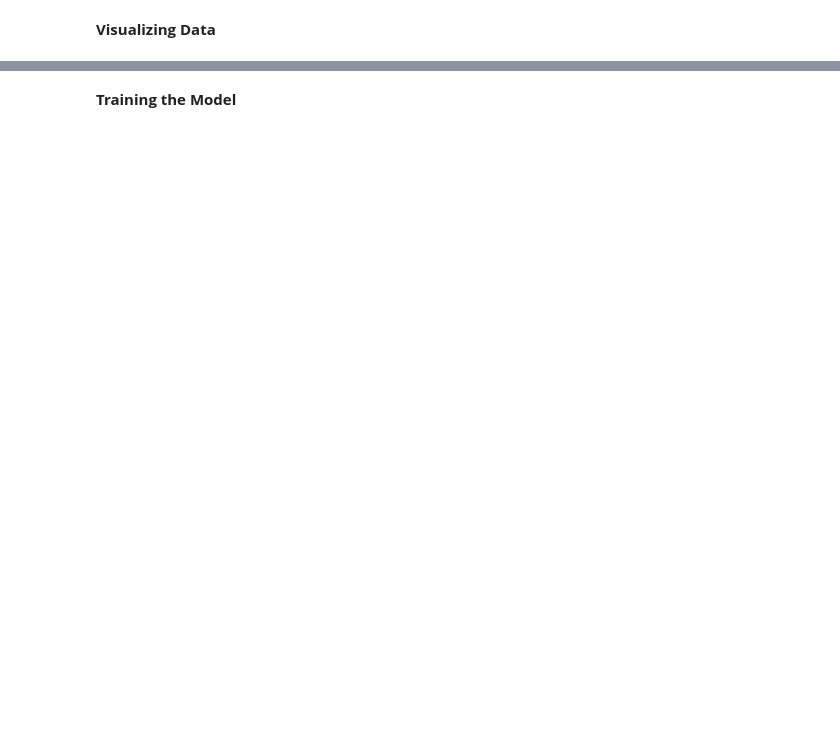
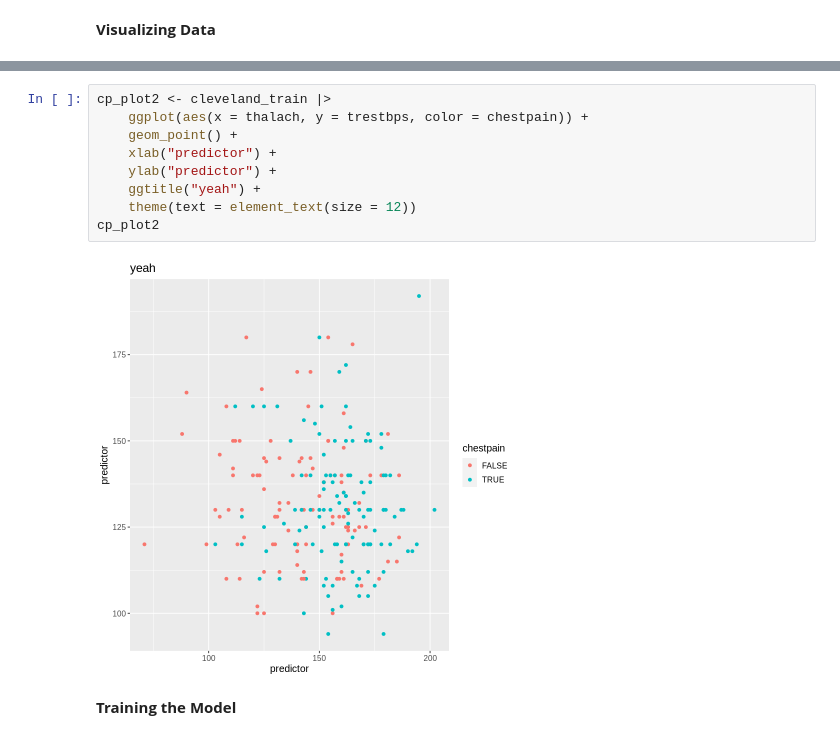
Before and after one commit to sollchi/dsci_100_project_group_36, a Jupyter notebook: Proposal.ipynb, the cells around one changed output, grey strips where cells are left out. Drawn from its saved outputs; the diff is of its cells as text; blank space fills up the shorter version.

```diff
--- a/Proposal.ipynb
+++ b/Proposal.ipynb
@@ -97,3 +141,14 @@ cp_plot
+# %%
+cp_plot2 <- cleveland_train |>
+    ggplot(aes(x = thalach, y = trestbps, color = chestpain)) +
+    geom_point() +
+    xlab("predictor") +
+    ylab("predictor") +
+    ggtitle("yeah") +
+    theme(text = element_text(size = 12))
+cp_plot2
+# %% [output]
+[figure, added]
 # %% [markdown]
 **Training the Model**
 # %%
```
Also changed, not shown: parts of 8 cells of this notebook.
